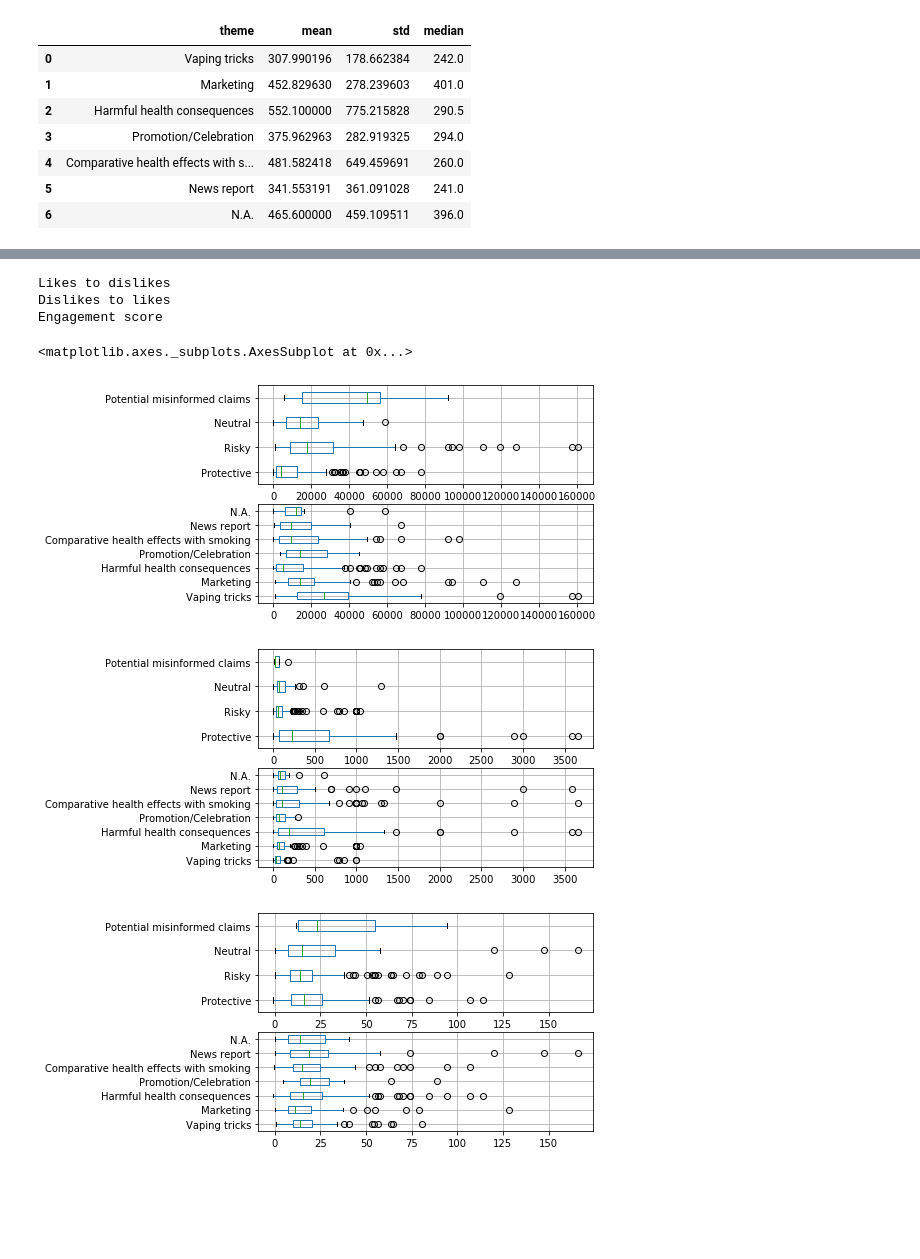
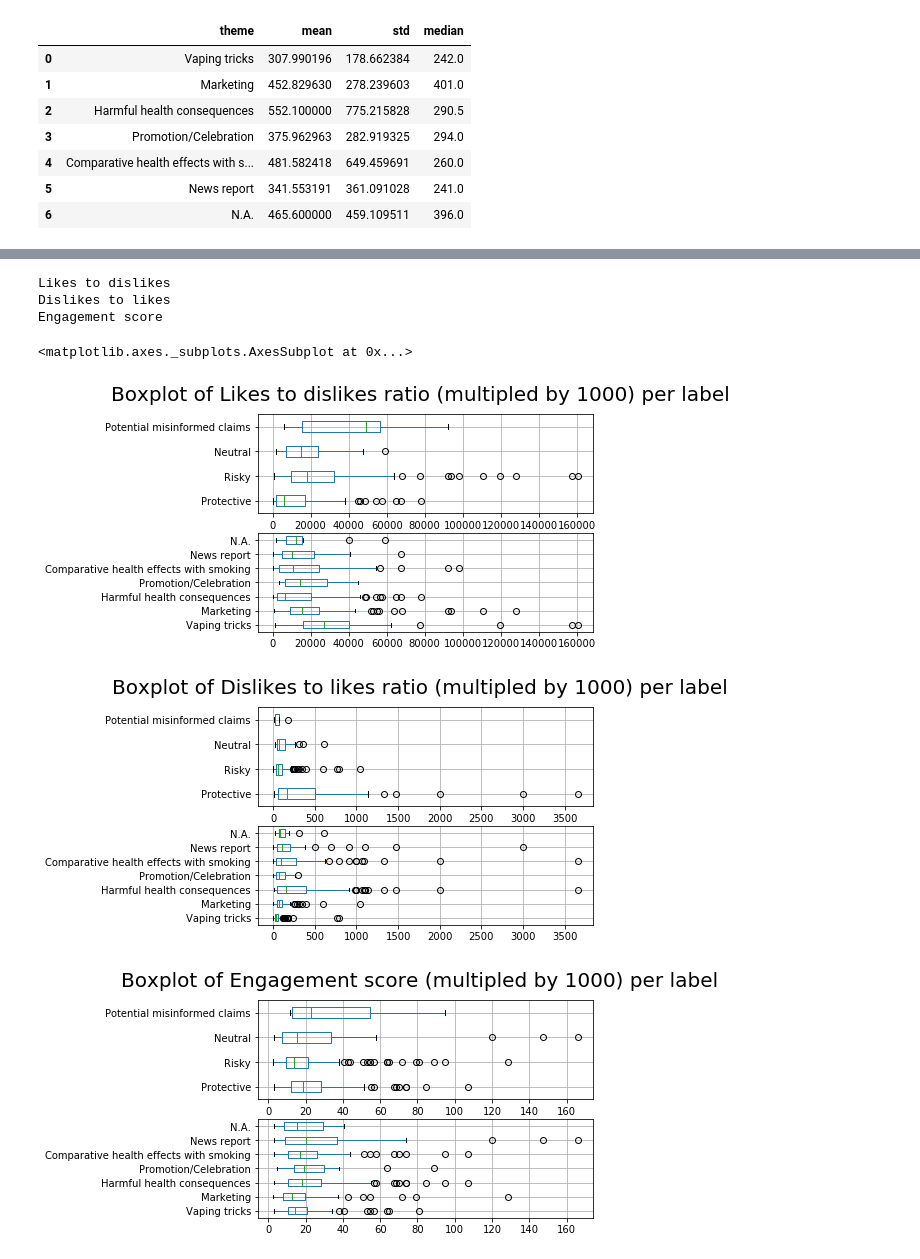
Before and after one commit to chinmaymokashicm/GRA_Youtube_Cig, a Jupyter notebook: descriptive_analysis.ipynb, the cells around one changed output, grey strips where cells are left out. Cells and saved outputs as stored; diff of their text form; code cells hidden in the pictures; blank space fills up the shorter version.

```diff
--- a/descriptive_analysis.ipynb
+++ b/descriptive_analysis.ipynb
@@ -12,7 +12,8 @@ from modules.analyze import Analyze
 data_obj = Data()
 analyze_obj = Analyze()
 # %%
-df_video_labeled = pd.read_csv("unique_id_map/videos_anonymized.csv", dtype={"channel_number": object, "video_number": object})
+df_video_labeled = pd.read_csv("unique_id_map/videos_anonymized.csv", dtype={"author_channel_number": object, "video_number": object})
+df_comments = pd.read_csv("unique_id_map/comments_anonymized.csv", dtype={"video_number": object, "comment_thread_number": object, "comment_number": object, "author_channel_url_number": object})
 # %%
 # Display duration in a readable format
 df_video_labeled["video_duration"] = df_video_labeled["video_duration"].apply(analyze_obj.get_duration_in_seconds)
@@ -21,11 +22,15 @@ df_video_labeled.head()
 df_video_labeled["likes_to_dislikes"] = df_video_labeled.apply(lambda row: analyze_obj.likes_to_dislikes(row["like_count"], row["dislike_count"]), axis=1)
 df_video_labeled["dislikes_to_likes"] = df_video_labeled.apply(lambda row: analyze_obj.dislikes_to_likes(row["dislike_count"], row["like_count"]), axis=1)
 df_video_labeled["engagement_score"] = df_video_labeled.apply(lambda row: analyze_obj.engagement_score(row["like_count"], row["dislike_count"], row["comment_count"], row["view_count"]), axis=1)
+# Get unique commenters for every video
+df_comments_unique_commenters = df_comments.groupby("video_number")[["comment_number"]].nunique().reset_index().rename(columns={"comment_number": "num_unique_commenters"})
+df_video_labeled = pd.merge(left=df_video_labeled, right=df_comments_unique_commenters, how="left", on="video_number", validate="one_to_one", suffixes=("", "_DROP")).filter(regex="^(?!.*_DROP)")
+# Factor in for videos without any comments
+df_video_labeled["num_unique_commenters"].fillna(0, inplace=True)
 # %%
 dict_variables = data_obj.load_yaml("variables.yaml")
 list_category = dict_variables["category"]
 list_theme = dict_variables["theme"]
 # %%
 # Get dataframes per category and label
-list_df_category, list_df_theme = analyze_obj.splice_by_labels(df_video_labeled, list_category, list_theme)
-list_df_category[0].head()
+list_df_video_category, list_df_video_theme = analyze_obj.splice_by_labels(df_video_labeled, list_category, list_theme)
@@ -115,46 +130,64 @@ df_video_duration_theme.boxplot(column=list_theme, ax=axes[1], vert=False)
 # %%
+list_df_video_category_likes_dislikes = [
+    list_df_video_category[index][
+        (list_df_video_category[index]["comment_count"] > 0) &
+        (list_df_video_category[index]["like_count"] > 0)
+    ]
+    for index in range(len(list_category))
+]
+list_df_video_theme_likes_dislikes = [
+    list_df_video_theme[index][
+        (list_df_video_theme[index]["comment_count"] > 0) &
+        (list_df_video_theme[index]["like_count"] > 0)
+    ]
+    for index in range(len(list_theme))
+]
+
 # Likes to dislikes
 print("Likes to dislikes")
-list_likes_to_dislikes_category = [list_df_category[index]["likes_to_dislikes"] for index, _ in enumerate(list_category)]
+list_likes_to_dislikes_category = [list_df_video_category_likes_dislikes[index]["likes_to_dislikes"] for index, _ in enumerate(list_category)]
 df_likes_to_dislikes_category = pd.concat(list_likes_to_dislikes_category, axis=1, keys=list_category)
 
-list_likes_to_dislikes_theme = [list_df_theme[index]["likes_to_dislikes"] for index, _ in enumerate(list_theme)]
+list_likes_to_dislikes_theme = [list_df_video_theme_likes_dislikes[index]["likes_to_dislikes"] for index, _ in enumerate(list_theme)]
 df_likes_to_dislikes_theme = pd.concat(list_likes_to_dislikes_theme, axis=1, keys=list_theme)
 
 fig, axes = plt.subplots(nrows=2, ncols=1)
+fig.suptitle("Boxplot of Likes to dislikes ratio (multipled by 1000) per label", fontsize=20)
 df_likes_to_dislikes_category.boxplot(column=list_category, ax=axes[0], vert=False)
 df_likes_to_dislikes_theme.boxplot(column=list_theme, ax=axes[1], vert=False)
 
 # Dislikes to likes
 print("Dislikes to likes")
 
-list_dislikes_to_likes_category = [list_df_category[index]["dislikes_to_likes"] for index, _ in enumerate(list_category)]
+list_dislikes_to_likes_category = [list_df_video_category_likes_dislikes[index]["dislikes_to_likes"] for index, _ in enumerate(list_category)]
 df_dislikes_to_likes_category = pd.concat(list_dislikes_to_likes_category, axis=1, keys=list_category)
 
-list_dislikes_to_likes_theme = [list_df_theme[index]["dislikes_to_likes"] for index, _ in enumerate(list_theme)]
+list_dislikes_to_likes_theme = [list_df_video_theme_likes_dislikes[index]["dislikes_to_likes"] for index, _ in enumerate(list_theme)]
 df_dislikes_to_likes_theme = pd.concat(list_dislikes_to_likes_theme, axis=1, keys=list_theme)
 
 fig, axes = plt.subplots(nrows=2, ncols=1)
+fig.suptitle("Boxplot of Dislikes to likes ratio (multipled by 1000) per label", fontsize=20)
 df_dislikes_to_likes_category.boxplot(column=list_category, ax=axes[0], vert=False)
 df_dislikes_to_likes_theme.boxplot(column=list_theme, ax=axes[1], vert=False)
 
 # Engagement score
 print("Engagement score")
 
-list_engagement_score_category = [list_df_category[index]["engagement_score"] for index, _ in enumerate(list_category)]
+list_engagement_score_category = [list_df_video_category_likes_dislikes[index]["engagement_score"] for index, _ in enumerate(list_category)]
 df_engagement_score_category = pd.concat(list_engagement_score_category, axis=1, keys=list_category)
 
-list_engagement_score_theme = [list_df_theme[index]["engagement_score"] for index, _ in enumerate(list_theme)]
+list_engagement_score_theme = [list_df_video_theme_likes_dislikes[index]["engagement_score"] for index, _ in enumerate(list_theme)]
 df_engagement_score_theme = pd.concat(list_engagement_score_theme, axis=1, keys=list_theme)
 
 fig, axes = plt.subplots(nrows=2, ncols=1)
+fig.suptitle("Boxplot of Engagement score (multipled by 1000) per label", fontsize=20)
 df_engagement_score_category.boxplot(column=list_category, ax=axes[0], vert=False)
 df_engagement_score_theme.boxplot(column=list_theme, ax=axes[1], vert=False)
 # %% [output]
 Likes to dislikes
 Dislikes to likes
 Engagement score
 <matplotlib.axes._subplots.AxesSubplot at 0x...>
-[figure, old version]
+[figure, new version]
-[figure, old version]
+[figure, new version]
-[figure, old version]
+[figure, new version]
```
Also changed, not shown: parts of 15 cells of this notebook, 18 other files.
